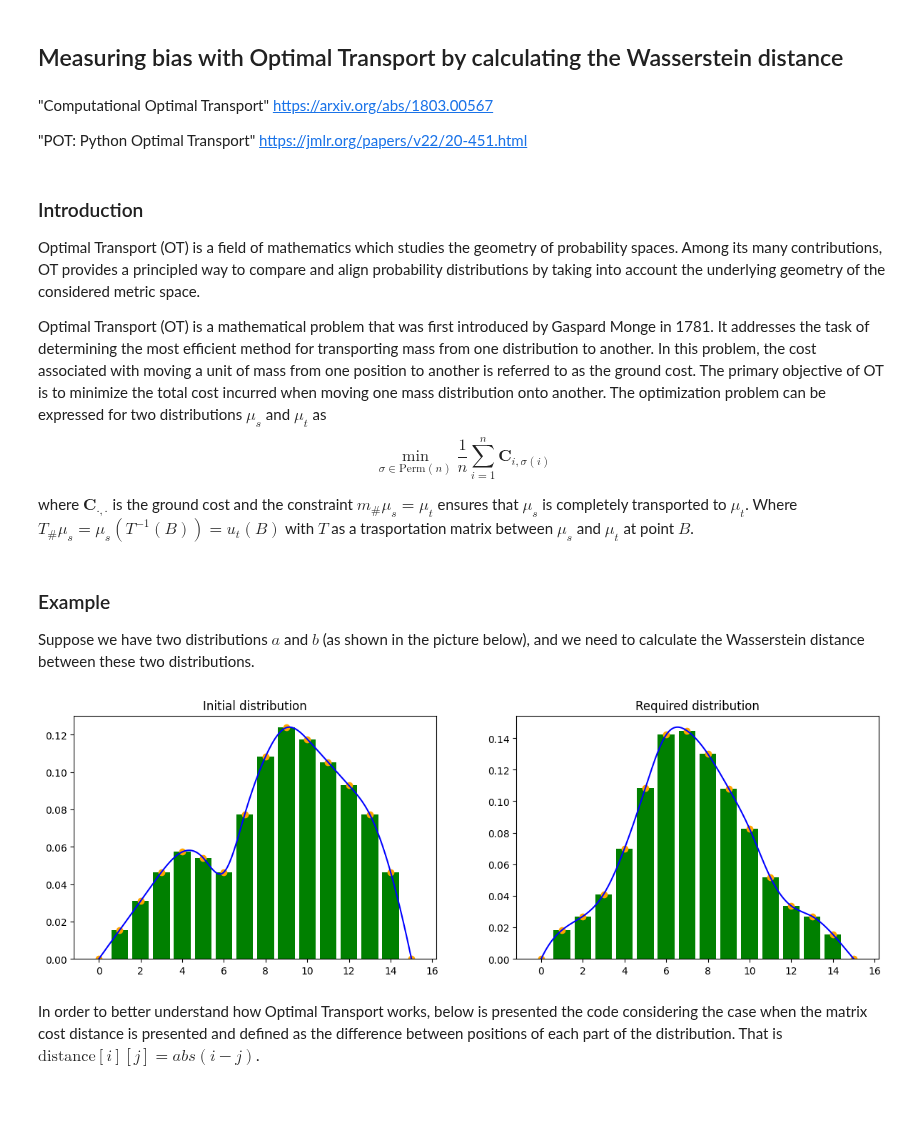
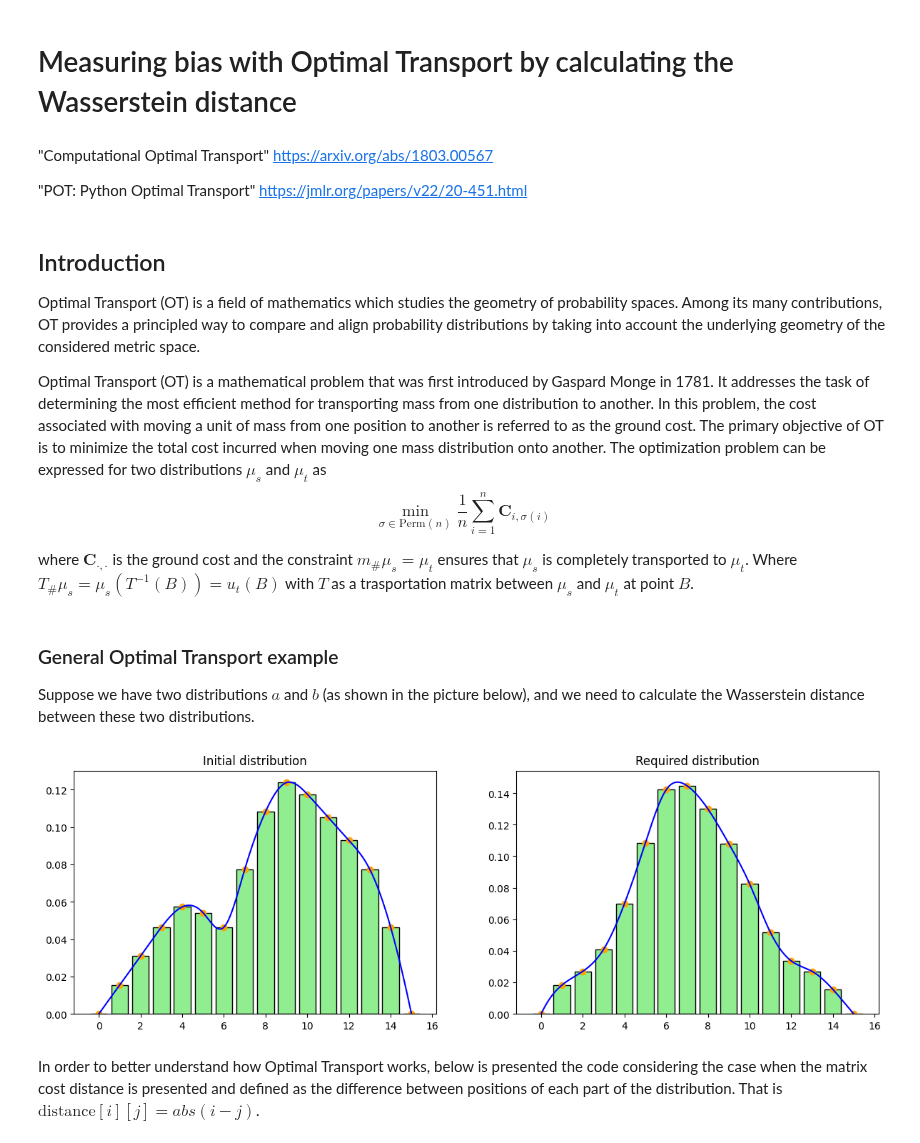
Before and after one commit to Trusted-AI/AIF360, a Jupyter notebook: examples/demo_ot_detector.ipynb, the cells around one changed output. Drawn from its saved outputs; the diff is of its cells as text; code cells hidden in the pictures; blank space fills up the shorter version.

Commit message:
Added more examples to ot notebook
Signed-off-by: Illia-Kryvoviaz <illiakryvoviaz@gmail.com>

```diff
--- a/examples/demo_ot_detector.ipynb
+++ b/examples/demo_ot_detector.ipynb
@@ -1,11 +1,11 @@
 # %% [markdown]
-## Measuring bias with Optimal Transport by calculating the Wasserstein distance
+# Measuring bias with Optimal Transport by calculating the Wasserstein distance
 # %% [markdown]
 "Computational Optimal Transport" https://arxiv.org/abs/1803.00567
 
 "POT: Python Optimal Transport" https://jmlr.org/papers/v22/20-451.html
 # %% [markdown]
-### Introduction
+## Introduction
 
 Optimal Transport (OT) is a field of mathematics which studies the geometry of probability spaces. Among its many contributions, OT provides a principled way to compare and align probability distributions by taking into account the underlying geometry of the
 considered metric space.
@@ -17,6 +17,6 @@ $$
 
 where $\textbf{C}_{\cdot, \cdot}$ is the ground cost and the constraint $m_{\#} \mu_s=\mu_t$ ensures that $\mu_s$ is completely transported to $\mu_t$. Where $T_{\#} \mu_s = \mu_s(T^{-1}(B)) = u_{t}(B)$ with $T$ as a trasportation matrix between $\mu_s$ and $\mu_t$ at point $B$.
 # %% [markdown]
-### Example
+### General Optimal Transport example
 
 Suppose we have two distributions $a$ and $b$ (as shown in the picture below), and we need to calculate the Wasserstein distance between these two distributions.
@@ -23,42 +36,31 @@ Suppose we have two distributions $a$ and $b$ (as shown in the picture below), a
 # %%
-import numpy as np
+
 import matplotlib.pyplot as plt
 from scipy.interpolate import make_interp_spline
-
-# Initial distribution
-a = np.array([0.,         0.01547988, 0.03095975, 0.04643963,
-              0.05727554, 0.05417957, 0.04643963, 0.07739938,
-              0.10835913, 0.12383901, 0.11764706, 0.10526316,
-              0.09287926, 0.07739938, 0.04643962, 0.        ])
-# Required distribution
-b = np.array([0.,         0.01829787, 0.02702128, 0.04106383,
-              0.07,       0.10829787, 0.14212766, 0.14468085,
-              0.13,       0.10808511, 0.08255319, 0.05170213,
-              0.03361702, 0.02702128, 0.01553191, 0.        ])
 
 # Drawing both of them
 figure, axis = plt.subplots(1, 2)
 figure.set_figheight(4)
 figure.set_figwidth(12)
 figure.tight_layout(w_pad = 5)
 
 def draw(y, id):
     x = np.array(range(0, np.size(y)))
     XYSpline = make_interp_spline(x, y)
     X = np.linspace(x.min(), x.max(), 500)
     Y = XYSpline(X)
-    axis[id].bar(x, y, color="green")
+    axis[id].bar(x, y, color="lightgreen", ec='black')
     axis[id].scatter(x, y, color="orange")
     axis[id].plot(X, Y, color='blue')
 
 axis[0].title.set_text("Initial distribution")
 axis[1].title.set_text("Required distribution")
 draw(a, 0)
 draw(b, 1)
 
 plt.show()
 # %% [output]
-[figure, old version]
+[figure, new version]
 # %% [markdown]
 In order to better understand how Optimal Transport works, below is presented the code considering the case when the matrix cost distance is presented and defined as the difference between positions of each part of the distribution. That is $\text{distance}[i][j] = abs(i - j)$.
 # %%
```
Also changed, not shown: parts of 20 cells of this notebook.
